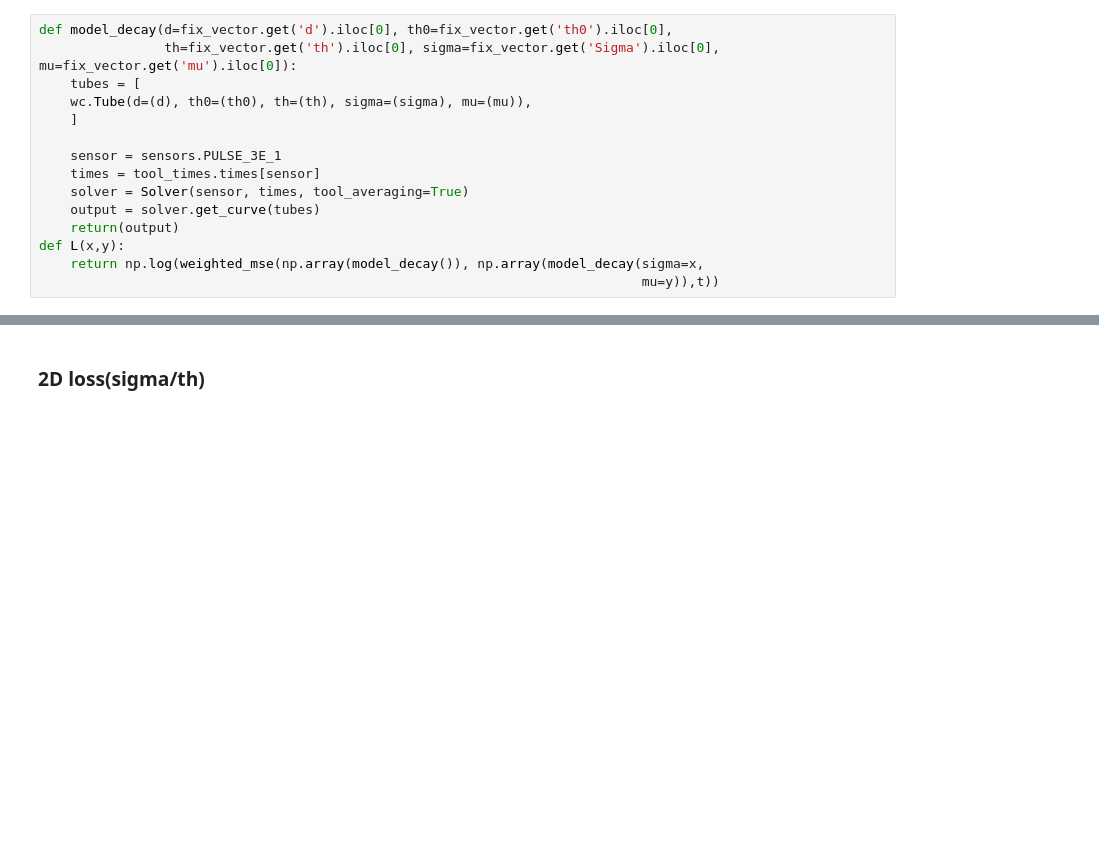
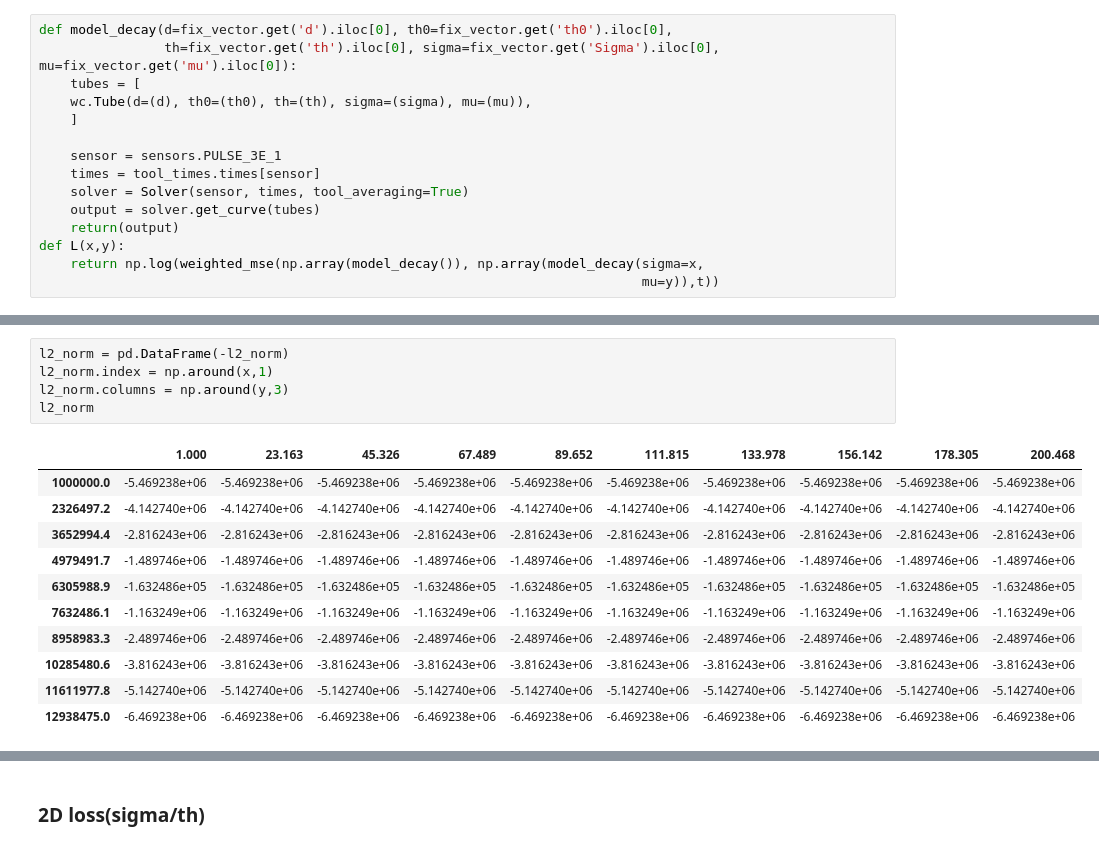
Before and after one commit to AAYamoldin/Diploma, a Jupyter notebook: pulse/maximization_parameters_distance_with_loss_bounds.ipynb, the cells around one changed output, grey strips where cells are left out. Saved outputs shown, nothing was run; the diff lists cells and outputs as text; blank space fills up the shorter version.

```diff
--- a/pulse/maximization_parameters_distance_with_loss_bounds.ipynb
+++ b/pulse/maximization_parameters_distance_with_loss_bounds.ipynb
@@ -466,0 +497,17 @@ f.savefig("loss((Sigma), (mu))")
+# %%
+l2_norm = pd.DataFrame(-l2_norm)
+l2_norm.index = np.around(x,1)
+l2_norm.columns = np.around(y,3)
+l2_norm
+# %% [output]
+|  | 1.000 | 23.163 | 45.326 | 67.489 | 89.652 | 111.815 | 133.978 | 156.142 | 178.305 | 200.468 |
+| 1000000.0 | -5.469238e+06 | -5.469238e+06 | -5.469238e+06 | -5.469238e+06 | -5.469238e+06 | -5.469238e+06 | -5.469238e+06 | -5.469238e+06 | -5.469238e+06 | -5.469238e+06 |
+| 2326497.2 | -4.142740e+06 | -4.142740e+06 | -4.142740e+06 | -4.142740e+06 | -4.142740e+06 | -4.142740e+06 | -4.142740e+06 | -4.142740e+06 | -4.142740e+06 | -4.142740e+06 |
+| 3652994.4 | -2.816243e+06 | -2.816243e+06 | -2.816243e+06 | -2.816243e+06 | -2.816243e+06 | -2.816243e+06 | -2.816243e+06 | -2.816243e+06 | -2.816243e+06 | -2.816243e+06 |
+| 4979491.7 | -1.489746e+06 | -1.489746e+06 | -1.489746e+06 | -1.489746e+06 | -1.489746e+06 | -1.489746e+06 | -1.489746e+06 | -1.489746e+06 | -1.489746e+06 | -1.489746e+06 |
+| 6305988.9 | -1.632486e+05 | -1.632486e+05 | -1.632486e+05 | -1.632486e+05 | -1.632486e+05 | -1.632486e+05 | -1.632486e+05 | -1.632486e+05 | -1.632486e+05 | -1.632486e+05 |
+| 7632486.1 | -1.163249e+06 | -1.163249e+06 | -1.163249e+06 | -1.163249e+06 | -1.163249e+06 | -1.163249e+06 | -1.163249e+06 | -1.163249e+06 | -1.163249e+06 | -1.163249e+06 |
+| 8958983.3 | -2.489746e+06 | -2.489746e+06 | -2.489746e+06 | -2.489746e+06 | -2.489746e+06 | -2.489746e+06 | -2.489746e+06 | -2.489746e+06 | -2.489746e+06 | -2.489746e+06 |
+| 10285480.6 | -3.816243e+06 | -3.816243e+06 | -3.816243e+06 | -3.816243e+06 | -3.816243e+06 | -3.816243e+06 | -3.816243e+06 | -3.816243e+06 | -3.816243e+06 | -3.816243e+06 |
+| 11611977.8 | -5.142740e+06 | -5.142740e+06 | -5.142740e+06 | -5.142740e+06 | -5.142740e+06 | -5.142740e+06 | -5.142740e+06 | -5.142740e+06 | -5.142740e+06 | -5.142740e+06 |
+| 12938475.0 | -6.469238e+06 | -6.469238e+06 | -6.469238e+06 | -6.469238e+06 | -6.469238e+06 | -6.469238e+06 | -6.469238e+06 | -6.469238e+06 | -6.469238e+06 | -6.469238e+06 |
```
Also changed, not shown: parts of 8 cells of this notebook, 1 other file.
